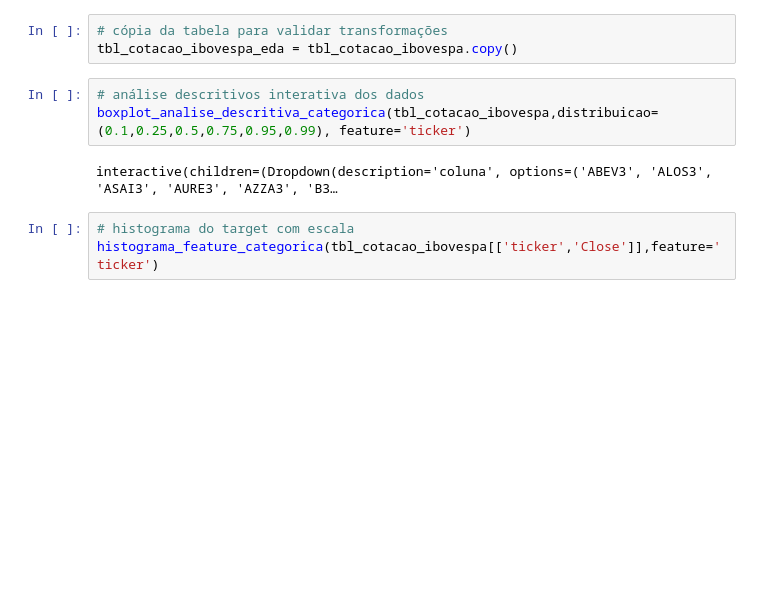
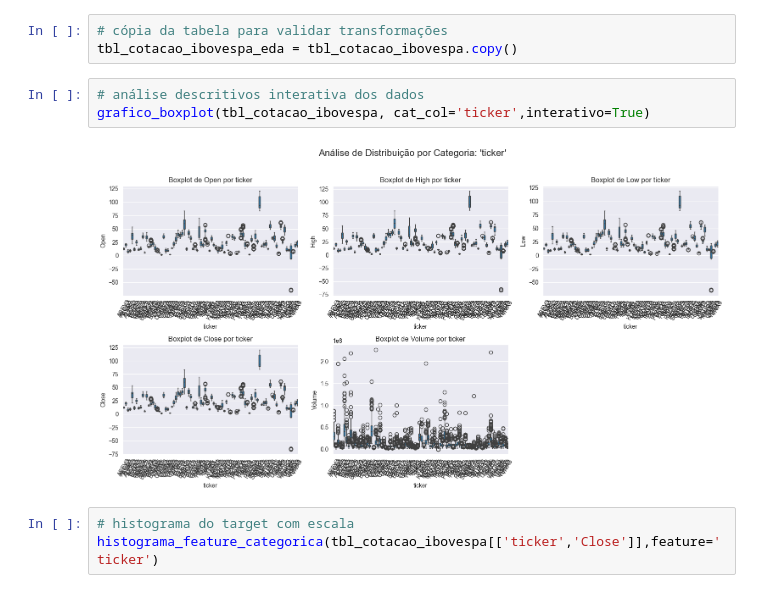
Before and after one commit to ederray/etl-aws, a Jupyter notebook: notebooks/eda.ipynb, the cells around one changed output. Cells and saved outputs as stored; diff of their text form; blank space fills up the shorter version.

```diff
--- a/notebooks/eda.ipynb
+++ b/notebooks/eda.ipynb
@@ -204,9 +213,9 @@ tbl_cotacao_ibovespa['Feriado'] = tbl_cotacao_ibovespa['Feriado'].astype(int)
 tbl_cotacao_ibovespa_eda = tbl_cotacao_ibovespa.copy()
 # %%
 # análise descritivos interativa dos dados
-boxplot_analise_descritiva_categorica(tbl_cotacao_ibovespa,distribuicao=(0.1,0.25,0.5,0.75,0.95,0.99), feature='ticker')
+grafico_boxplot(tbl_cotacao_ibovespa, cat_col='ticker',interativo=True)
 # %% [output]
-interactive(children=(Dropdown(description='coluna', options=('ABEV3', 'ALOS3', 'ASAI3', 'AURE3', 'AZZA3', 'B3…
+[figure, added]
 # %%
 # histograma do target com escala
 histograma_feature_categorica(tbl_cotacao_ibovespa[['ticker','Close']],feature='ticker')
```
Also changed, not shown: parts of 8 cells of this notebook, 24 other files.
